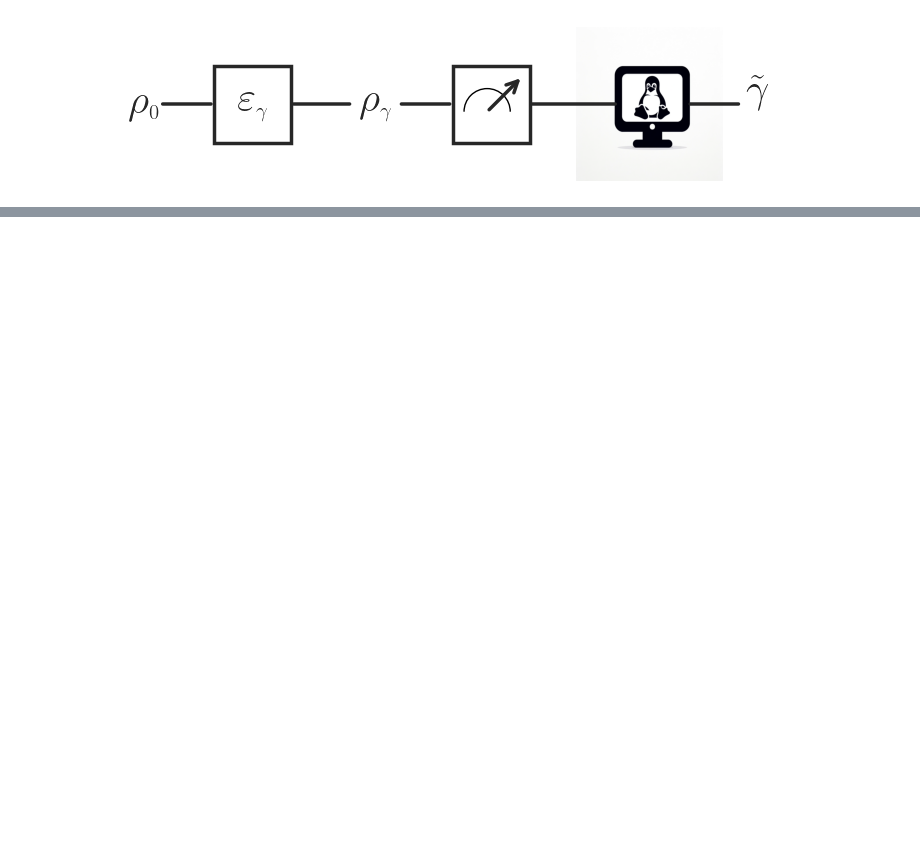
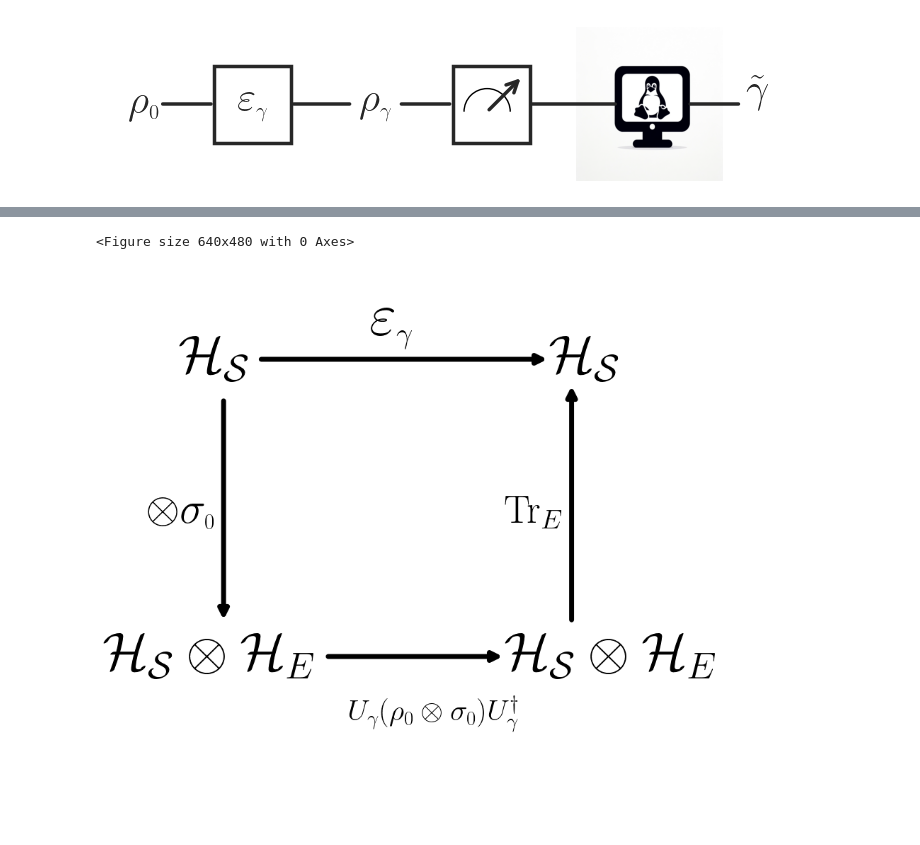
Before and after one commit to Ste1nb0cK/PosterCali, a Jupyter notebook: code/Code_Figures.ipynb, the cells around one changed output, grey strips where cells are left out. Drawn from its saved outputs; the diff is of its cells as text; code cells hidden in the pictures; blank space fills up the shorter version.

```diff
--- a/code/Code_Figures.ipynb
+++ b/code/Code_Figures.ipynb
@@ -195,0 +196,43 @@ Text(6.820279579551077, 6.325304832720493, '$H_{SE}$')
+# %%
+###################################COMMUTATIVE DIAGRAM#################################
+#Define the canvas
+fig = plt.figure()
+fig, ax = plt.subplots(figsize=(10, 10))
+ax.set_xlim(-1, 11.3)
+ax.set_ylim(-1, 10)
+ax.set_aspect(aspect='auto')
+plt.axis('off')
+#plt.grid()
+#Write the H_s
+ax.text(0.7,8, r'$\mathcal{H_S}$', fontsize=55)
+#Write the H_s \otimes H_E
+ax.text(-1,2, r'$\mathcal{H_S} \otimes \mathcal{H}_E$', fontsize=55)
+#Write the other H_S
+ax.text(9,8, r'$\mathcal{H_S}$', fontsize=55)
+#Write the other H_s \otimes H_E
+ax.text(8,2, r'$\mathcal{H_S} \otimes \mathcal{H}_E$', fontsize=55)
+##Draw the connection lines
+#From H_S to H_S
+arrow1 = FancyArrowPatch((2.5,8.3), (9,8.3), arrowstyle='-|>', mutation_scale=20,
+                        color="black", linewidth=5)
+ax.add_patch(arrow1)
+ax.text( 5,8.8, r'$\varepsilon_{\scriptscriptstyle\gamma}$', fontsize=60)
+#From H_S to H_s \otimes H_E
+arrow2 = FancyArrowPatch((1.7,7.5), (1.7,3), arrowstyle='-|>', mutation_scale=20,
+                        color="black", linewidth=5)
+ax.add_patch(arrow2)
+ax.text(0,5, r'$\otimes \sigma_{\scriptscriptstyle 0}$', fontsize=45)
+#From H_S \otimes H_E to itself
+arrow3 = FancyArrowPatch( (4,2.3),(8,2.3) , arrowstyle='-|>', mutation_scale=20,
+                        color="black", linewidth=5)
+ax.add_patch(arrow3)
+ax.text(4.5,1, r'$U_{ \gamma} (\rho_0 \otimes \sigma_0)U_{ \gamma}^{\dagger}$', fontsize=30)
+#From H_s \otime H_E to H_S
+arrow4 = FancyArrowPatch( (9.5,3),(9.5,7.8) , arrowstyle='-|>', mutation_scale=20,
+                        color="black", linewidth=5)
+ax.text(8, 5, r"$\mathrm{Tr}_E$", fontsize=40)
+ax.add_patch(arrow4)
+plt.savefig("../images/SE_Diagram_Commutation.pdf")
+# %% [output]
+<Figure size 640x480 with 0 Axes>
+[figure, added]
```
Also changed, not shown: parts of 2 cells of this notebook, 2 other files.
